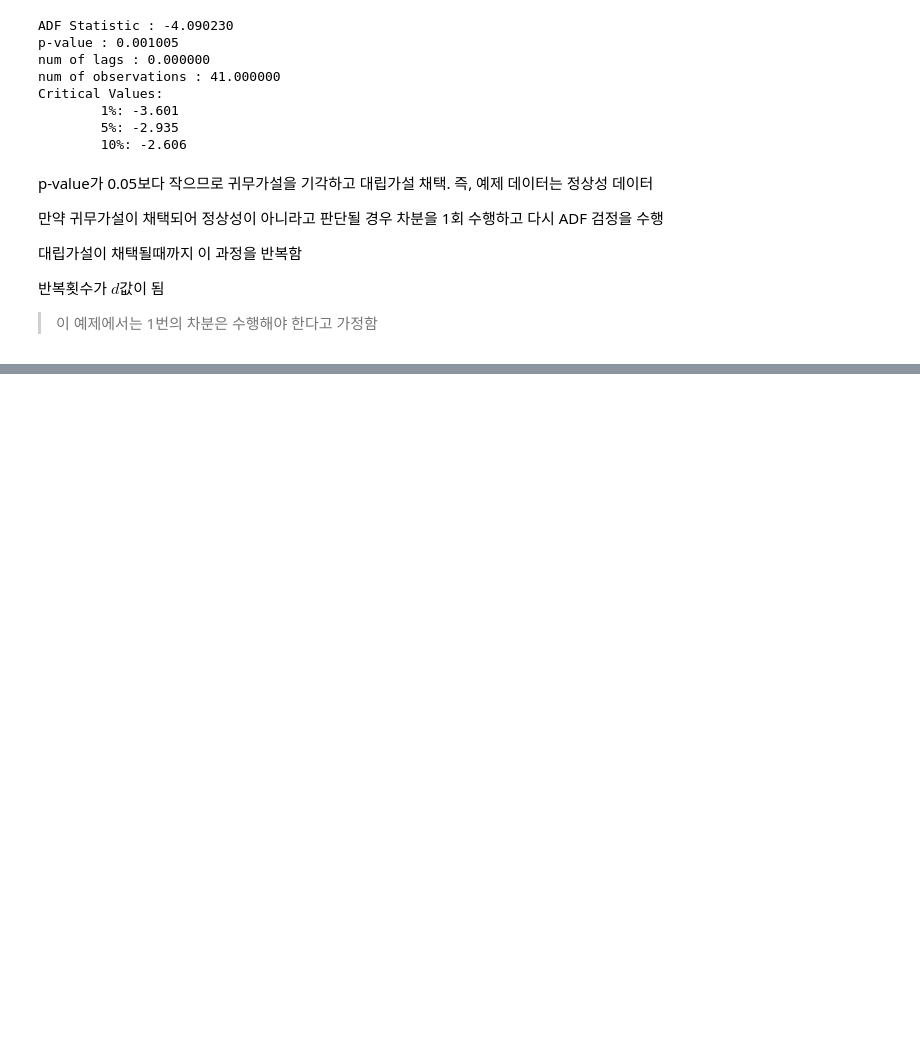
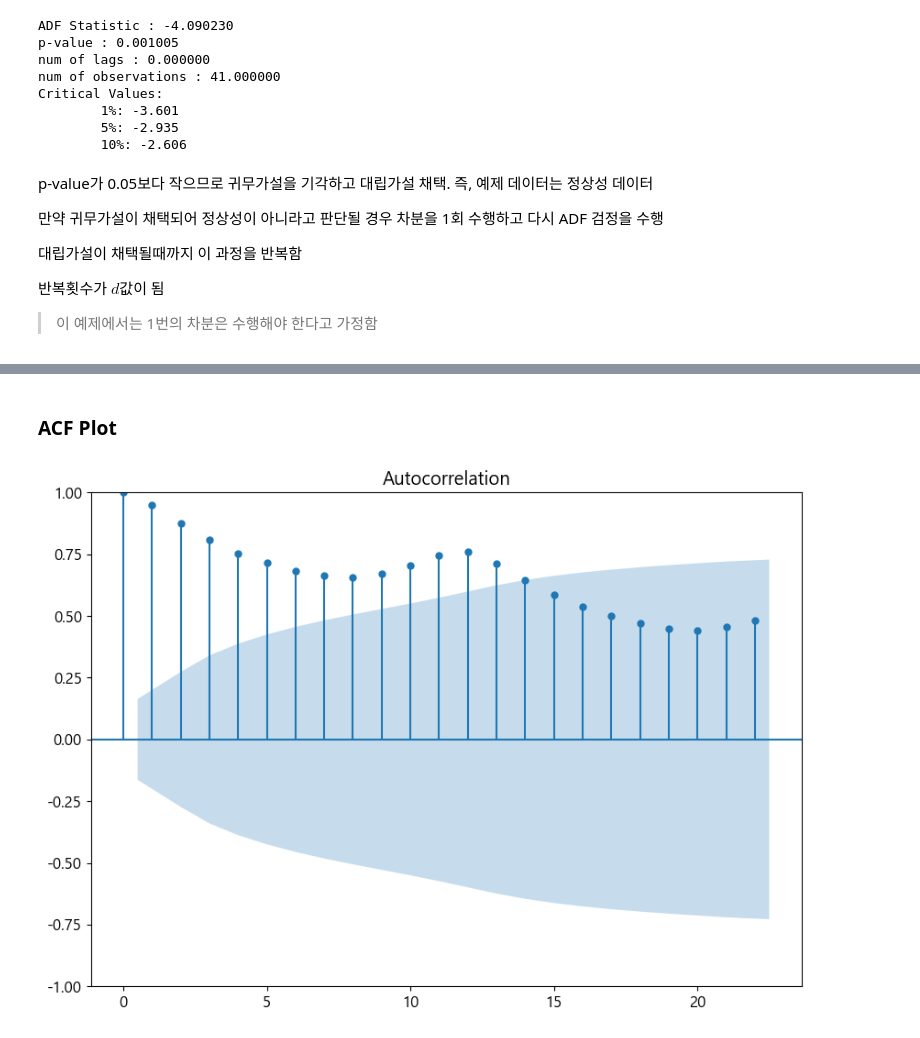
Before and after one commit to Jeeunun/Data_analysis_education_Closed, a Jupyter notebook: data_analysis/E.확증적_데이터_분석/06_시계열분석/03_시계열분석(정석).ipynb, the cells around one changed output, grey strips where cells are left out. Cells and saved outputs as stored; diff of their text form; code cells hidden in the pictures; blank space fills up the shorter version.

```diff
--- a/data_analysis/E.확증적_데이터_분석/06_시계열분석/03_시계열분석(정석).ipynb
+++ b/data_analysis/E.확증적_데이터_분석/06_시계열분석/03_시계열분석(정석).ipynb
@@ -177,0 +205,8 @@ Critical Values:
+# %% [markdown]
+### ACF Plot
+# %%
+plot_acf(df['Passengers'])
+plt.show()
+plt.close()
+# %% [output]
+[figure, added]
```
Also changed, not shown: parts of 45 cells of this notebook.
